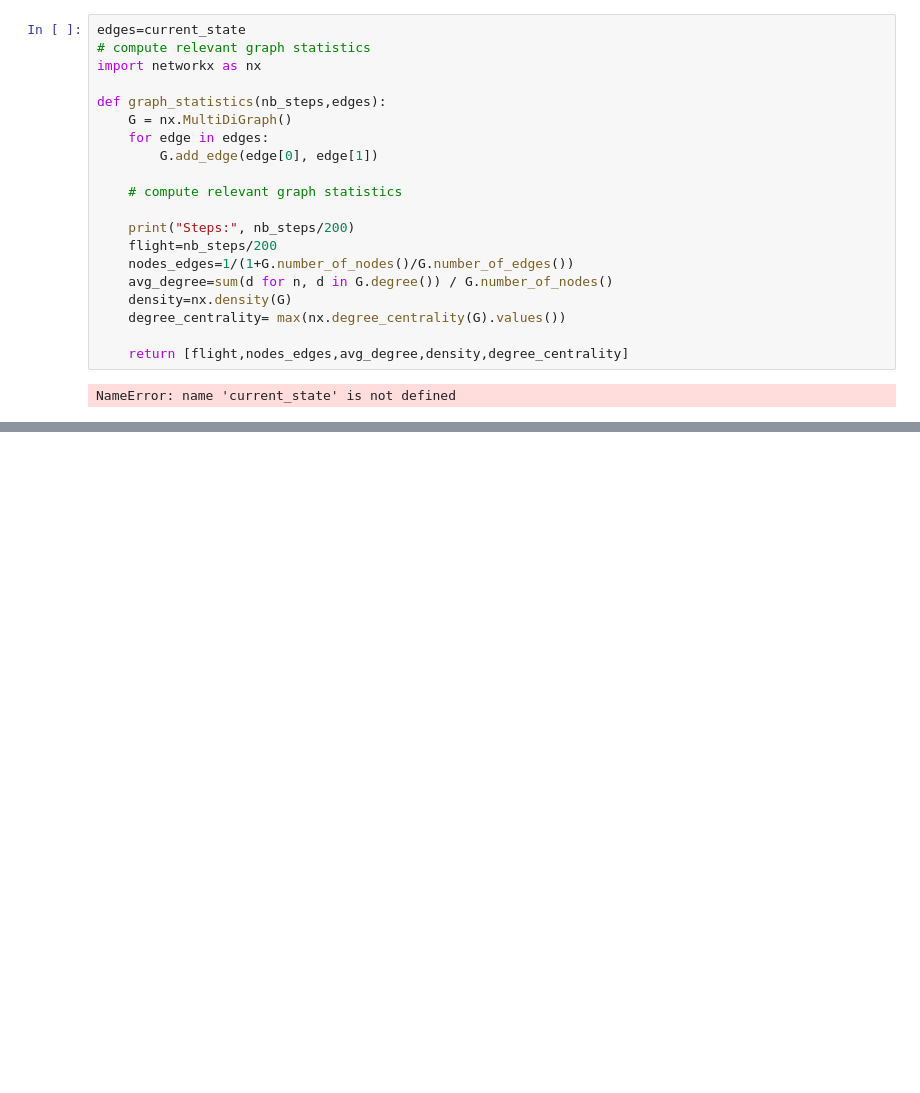
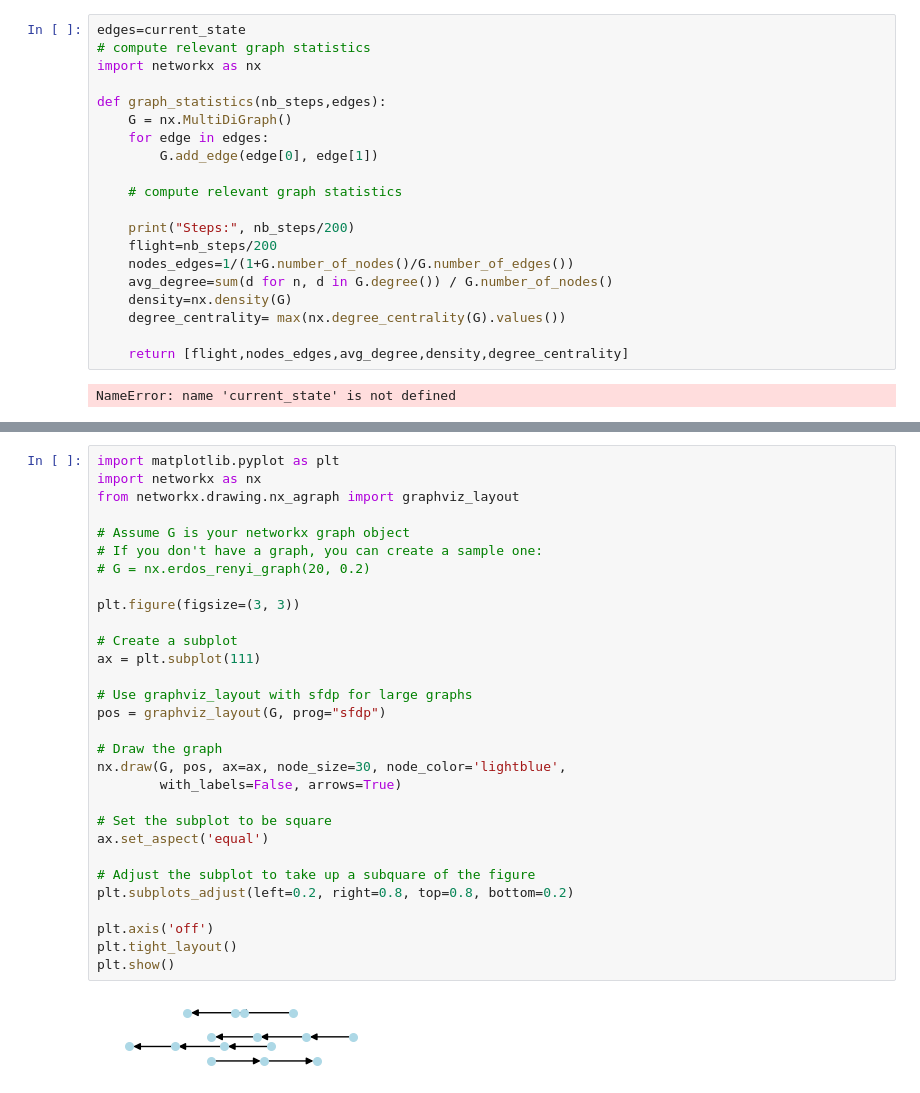
Before and after one commit to flowersteam/adtool, a Jupyter notebook: examples/wphysics/debug.ipynb, the cells around one changed output, grey strips where cells are left out. Saved outputs shown, nothing was run; the diff lists cells and outputs as text; blank space fills up the shorter version.

```diff
--- a/examples/wphysics/debug.ipynb
+++ b/examples/wphysics/debug.ipynb
@@ -280,0 +281,32 @@ pos = graphviz_layout(G, prog="sfdp")
+# %%
+import matplotlib.pyplot as plt
+import networkx as nx
+from networkx.drawing.nx_agraph import graphviz_layout
+
+# Assume G is your networkx graph object
+# If you don't have a graph, you can create a sample one:
+# G = nx.erdos_renyi_graph(20, 0.2)
+
+plt.figure(figsize=(3, 3))
+
+# Create a subplot
+ax = plt.subplot(111)
+
+# Use graphviz_layout with sfdp for large graphs
+pos = graphviz_layout(G, prog="sfdp")
+
+# Draw the graph
+nx.draw(G, pos, ax=ax, node_size=30, node_color='lightblue',
+        with_labels=False, arrows=True)
+
+# Set the subplot to be square
+ax.set_aspect('equal')
+
+# Adjust the subplot to take up a subquare of the figure
+plt.subplots_adjust(left=0.2, right=0.8, top=0.8, bottom=0.2)
+
+plt.axis('off')
+plt.tight_layout()
+plt.show()
+# %% [output]
+[figure, added]
```
Also changed, not shown: parts of 8 cells of this notebook, 21 other files.
